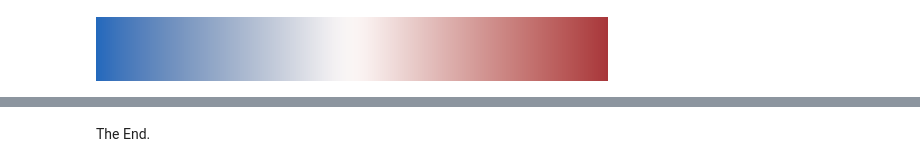
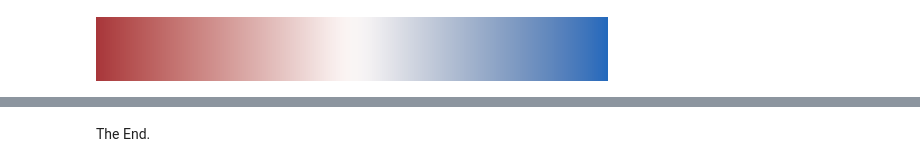
Before and after one commit to valence-labs/mood-experiments, a Jupyter notebook: notebooks/05. Gap between IID and OOD performance.ipynb, the cells around one changed output, grey strips where cells are left out. Saved outputs shown, nothing was run; the diff lists cells and outputs as text; code cells hidden in the pictures.

```diff
--- a/notebooks/05. Gap between IID and OOD performance.ipynb
+++ b/notebooks/05. Gap between IID and OOD performance.ipynb
@@ -84,8 +99,8 @@ ax.plot([0, 0], ax.get_ylim(), "k--")
 # %%
-cmap = sns.color_palette("vlag", as_cmap=True)
+cmap = sns.color_palette("vlag_r", as_cmap=True)
 cmap
 # %% [output]
-[figure, old version]
+[figure, new version]
 # %%
 metric = "relative_gap"
 
```
Also changed, not shown: parts of 5 cells of this notebook, 6 other files.
